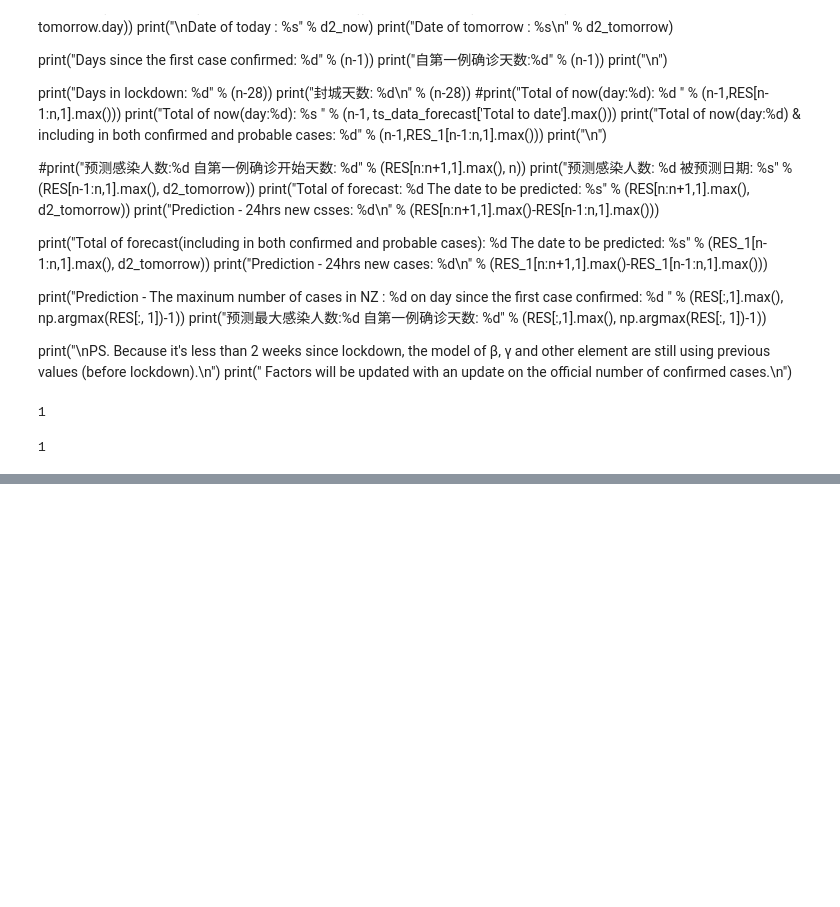
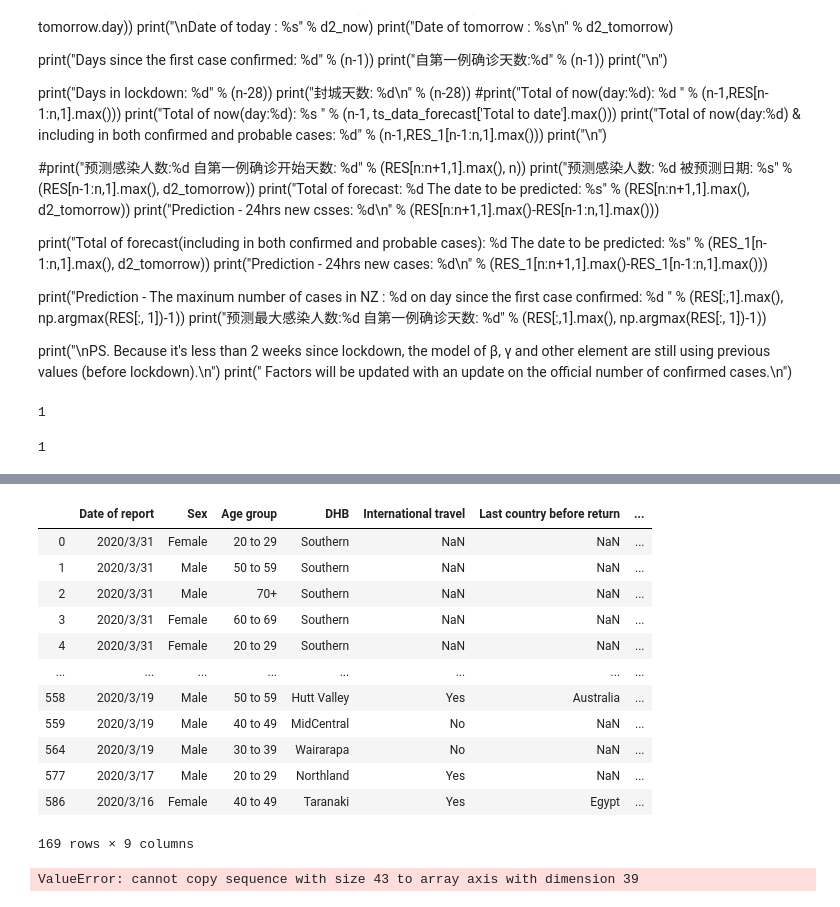
Before and after one commit to KindOPSTAR/COVID-19-NZ-DATA-ANALYSIS, a Jupyter notebook: COVID-19-DATA-NZ.ipynb, the cells around one changed output, grey strips where cells are left out. Saved outputs shown, nothing was run; the diff lists cells and outputs as text; code cells hidden in the pictures; blank space fills up the shorter version.

```diff
--- a/COVID-19-DATA-NZ.ipynb
+++ b/COVID-19-DATA-NZ.ipynb
@@ -603,0 +689,59 @@ check point 1
+# %%
+df_test_data_1_1 = test_data_1.groupby(['DHB', 'Sex'])
+df_test_data_1_1.head()
+# %% [output]
+|  | Date of report | Sex | Age group | DHB | International travel | Last country before return | ... |
+| 0 | 2020/3/31 | Female | 20 to 29 | Southern | NaN | NaN | ... |
+| 1 | 2020/3/31 | Male | 50 to 59 | Southern | NaN | NaN | ... |
+| 2 | 2020/3/31 | Male | 70+ | Southern | NaN | NaN | ... |
+| 3 | 2020/3/31 | Female | 60 to 69 | Southern | NaN | NaN | ... |
+| 4 | 2020/3/31 | Female | 20 to 29 | Southern | NaN | NaN | ... |
+| ... | ... | ... | ... | ... | ... | ... | ... |
+| 558 | 2020/3/19 | Male | 50 to 59 | Hutt Valley | Yes | Australia | ... |
+| 559 | 2020/3/19 | Male | 40 to 49 | MidCentral | No | NaN | ... |
+| 564 | 2020/3/19 | Male | 30 to 39 | Wairarapa | No | NaN | ... |
+| 577 | 2020/3/17 | Male | 20 to 29 | Northland | Yes | NaN | ... |
+| 586 | 2020/3/16 | Female | 40 to 49 | Taranaki | Yes | Egypt | ... |
+169 rows × 9 columns
+# %%
+# Prepare Data
+
+# Create as many colors as there are unique midwest['category']
+
+categories = np.unique(df_test_data_1_1['DHB'])
+
+colors = [plt.cm.tab10(i/float(len(categories)-1)) for i in range(len(categories))]
+
+# Draw Plot for Each Category
+
+plt.figure(figsize=(16, 10), dpi= 80, facecolor='w', edgecolor='k')
+
+for i, DHB in enumerate(categories):
+
+    plt.scatter('Age', 'Gender',
+
+                data=test_data_1.loc[df_test_data_1_1.DHB==DHB, :],
+
+                s=20, cmap=colors[i], label=str(DHB))
+
+    # "c=" 修改为 "cmap="，Python数据之道 备注
+
+
+
+# Decorations
+
+plt.gca().set(xlim=(0.0, 0.1), ylim=(0, 90000),
+
+              xlabel='Case', ylabel='Population')
+
+
+
+plt.xticks(fontsize=12); plt.yticks(fontsize=12)
+
+plt.title("Scatterplot of Midwest Area vs Population", fontsize=22)
+
+plt.legend(fontsize=12)
+
+plt.show()
+# %% [output]
+ValueError: cannot copy sequence with size 43 to array axis with dimension 39
```
Also changed, not shown: parts of 46 cells of this notebook.
